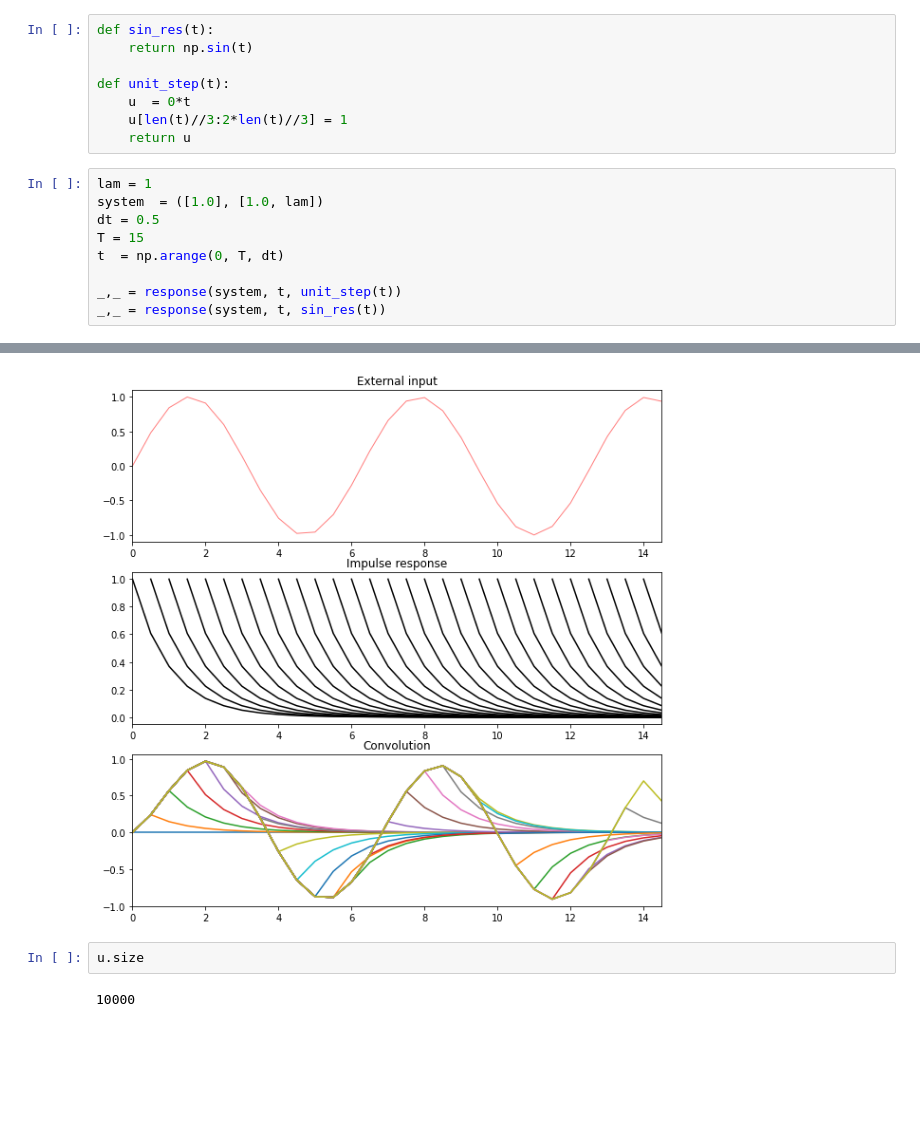
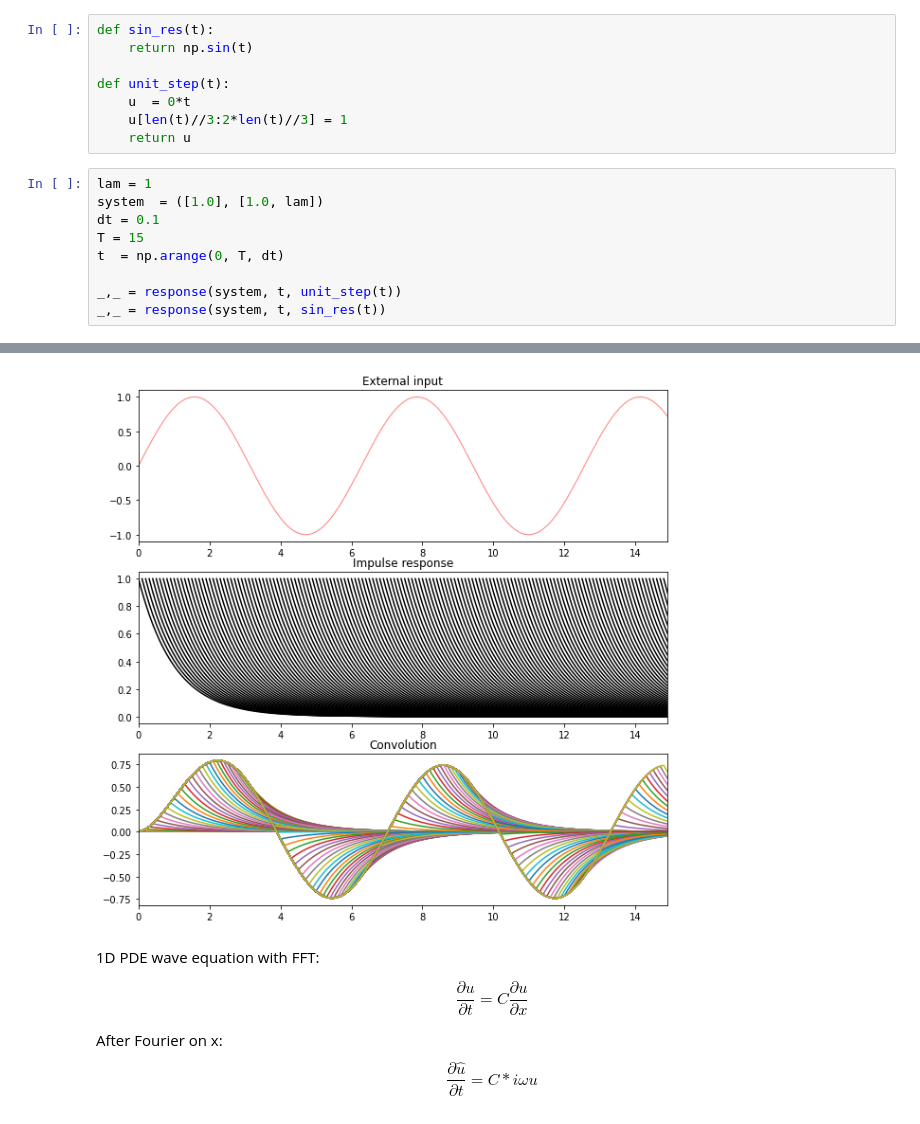
Before and after one commit to shahin1009/ME565, a Jupyter notebook: Laplace.ipynb, the cells around one changed output, grey strips where cells are left out. Cells and saved outputs as stored; diff of their text form; blank space fills up the shorter version.

Commit message:
Section 26: wave PDE with FFT

```diff
--- a/Laplace.ipynb
+++ b/Laplace.ipynb
@@ -171,7 +172,7 @@ def unit_step(t):
 # %%
 lam = 1
 system  = ([1.0], [1.0, lam])
-dt = 0.5
+dt = 0.1
 T = 15
 t  = np.arange(0, T, dt)
 
@@ -182,5 +183,13 @@ _,_ = response(system, t, sin_res(t))
-[figure, old version]
+[figure, new version]
-# %%
-u.size
-# %% [output]
-10000
+# %% [markdown]
+1D PDE wave equation with FFT:
+
+
+\begin{equation}
+\frac{\partial u}{\partial t} = C\frac{\partial u}{\partial x}
+\end{equation}
+
+After Fourier on x:
+\begin{equation}
+\frac{\partial \hat{u}}{\partial t} = C*i\omega \hat{u}
+\end{equation}
```
Also changed, not shown: parts of 6 cells of this notebook.
